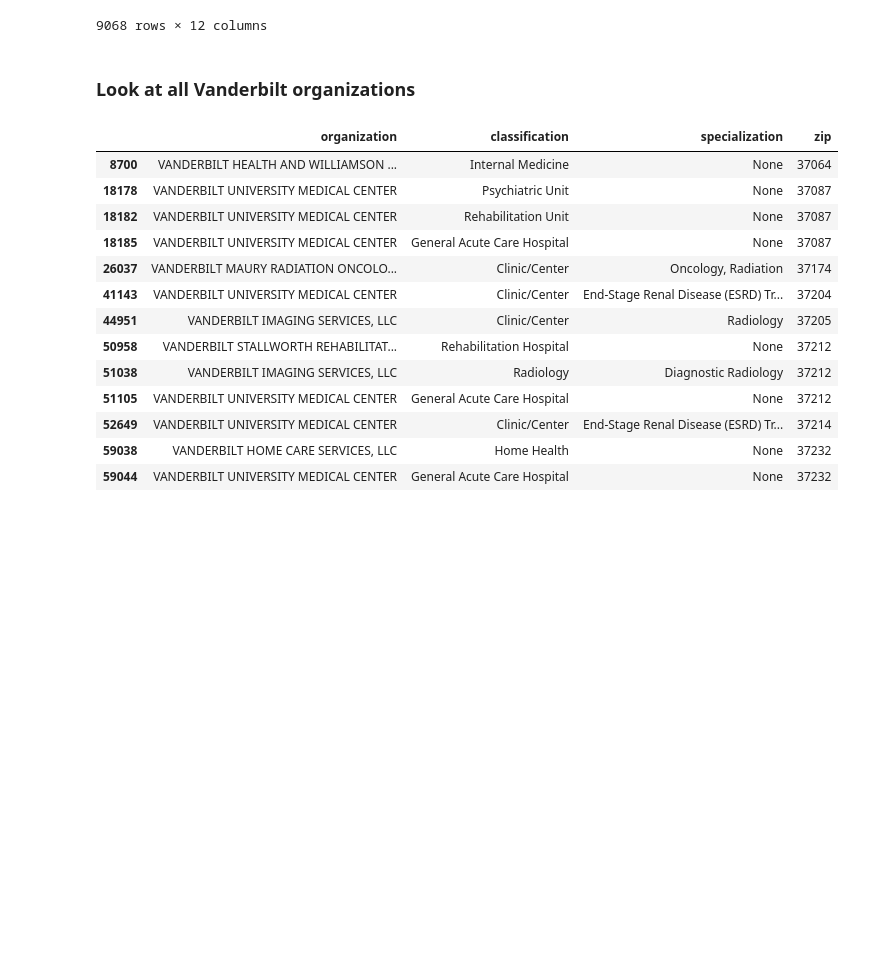
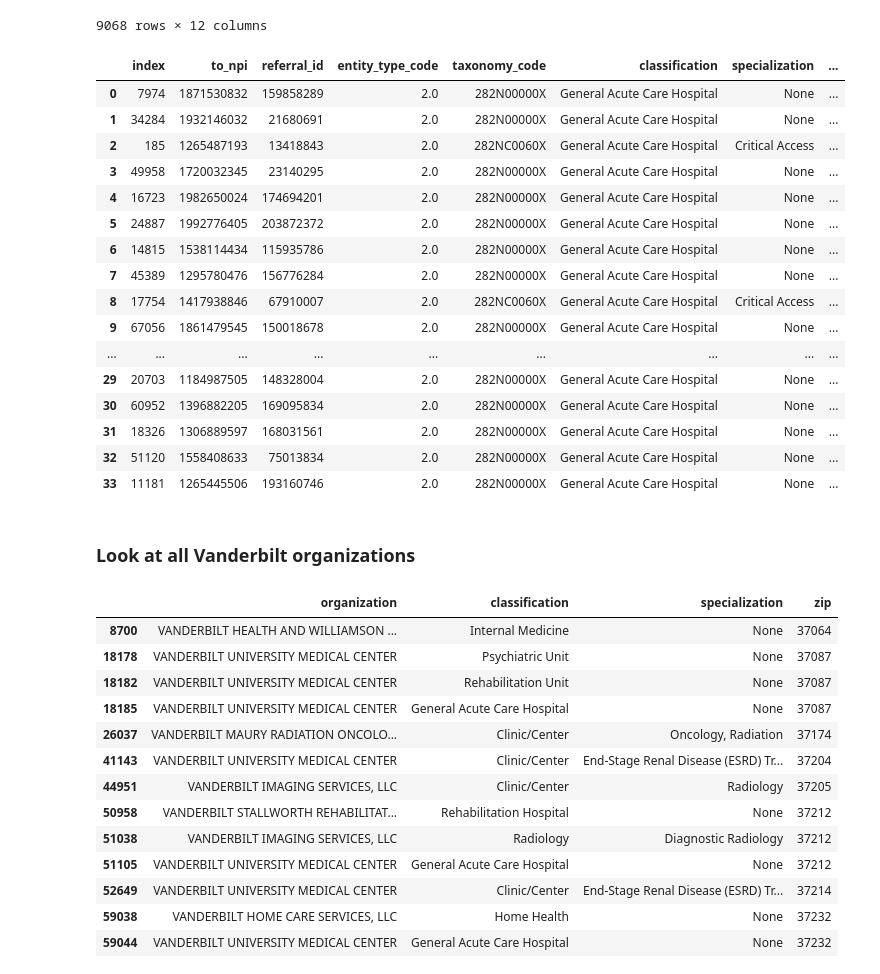
Before and after one commit to VahidehRasekhi/hop_team-hotdogs, a Jupyter notebook: scripts/hop_03_create_csv_files_for_neo4j.ipynb, the cells around one changed output. Cells and saved outputs as stored; diff of their text form; code cells hidden in the pictures; blank space fills up the shorter version.

```diff
--- a/scripts/hop_03_create_csv_files_for_neo4j.ipynb
+++ b/scripts/hop_03_create_csv_files_for_neo4j.ipynb
@@ -304,6 +331,26 @@ hospitals
 | 11066 | 1265445506 | 132420210 | 2.0 | 282N00000X | General Acute Care Hospital | None | WILLIAMSON COUNTY HOSPITAL DISTRICT | ... |
 | 10882 | 1265445506 | 9511627 | 2.0 | 282N00000X | General Acute Care Hospital | None | WILLIAMSON COUNTY HOSPITAL DISTRICT | ... |
 9068 rows × 12 columns
+# %%
+hospitals.drop_duplicates(subset = ['organization', 'address', 'city', 'state', 'zip']).reset_index().sort_values('organization')
+# %% [output]
+|  | index | to_npi | referral_id | entity_type_code | taxonomy_code | classification | specialization | ... |
+| 0 | 7974 | 1871530832 | 159858289 | 2.0 | 282N00000X | General Acute Care Hospital | None | ... |
+| 1 | 34284 | 1932146032 | 21680691 | 2.0 | 282N00000X | General Acute Care Hospital | None | ... |
+| 2 | 185 | 1265487193 | 13418843 | 2.0 | 282NC0060X | General Acute Care Hospital | Critical Access | ... |
+| 3 | 49958 | 1720032345 | 23140295 | 2.0 | 282N00000X | General Acute Care Hospital | None | ... |
+| 4 | 16723 | 1982650024 | 174694201 | 2.0 | 282N00000X | General Acute Care Hospital | None | ... |
+| 5 | 24887 | 1992776405 | 203872372 | 2.0 | 282N00000X | General Acute Care Hospital | None | ... |
+| 6 | 14815 | 1538114434 | 115935786 | 2.0 | 282N00000X | General Acute Care Hospital | None | ... |
+| 7 | 45389 | 1295780476 | 156776284 | 2.0 | 282N00000X | General Acute Care Hospital | None | ... |
+| 8 | 17754 | 1417938846 | 67910007 | 2.0 | 282NC0060X | General Acute Care Hospital | Critical Access | ... |
+| 9 | 67056 | 1861479545 | 150018678 | 2.0 | 282N00000X | General Acute Care Hospital | None | ... |
+| ... | ... | ... | ... | ... | ... | ... | ... | ... |
+| 29 | 20703 | 1184987505 | 148328004 | 2.0 | 282N00000X | General Acute Care Hospital | None | ... |
+| 30 | 60952 | 1396882205 | 169095834 | 2.0 | 282N00000X | General Acute Care Hospital | None | ... |
+| 31 | 18326 | 1306889597 | 168031561 | 2.0 | 282N00000X | General Acute Care Hospital | None | ... |
+| 32 | 51120 | 1558408633 | 75013834 | 2.0 | 282N00000X | General Acute Care Hospital | None | ... |
+| 33 | 11181 | 1265445506 | 193160746 | 2.0 | 282N00000X | General Acute Care Hospital | None | ... |
 # %% [markdown]
 ### Look at all Vanderbilt organizations
 # %%
```
Also changed, not shown: parts of 10 cells of this notebook, 2 other files.
